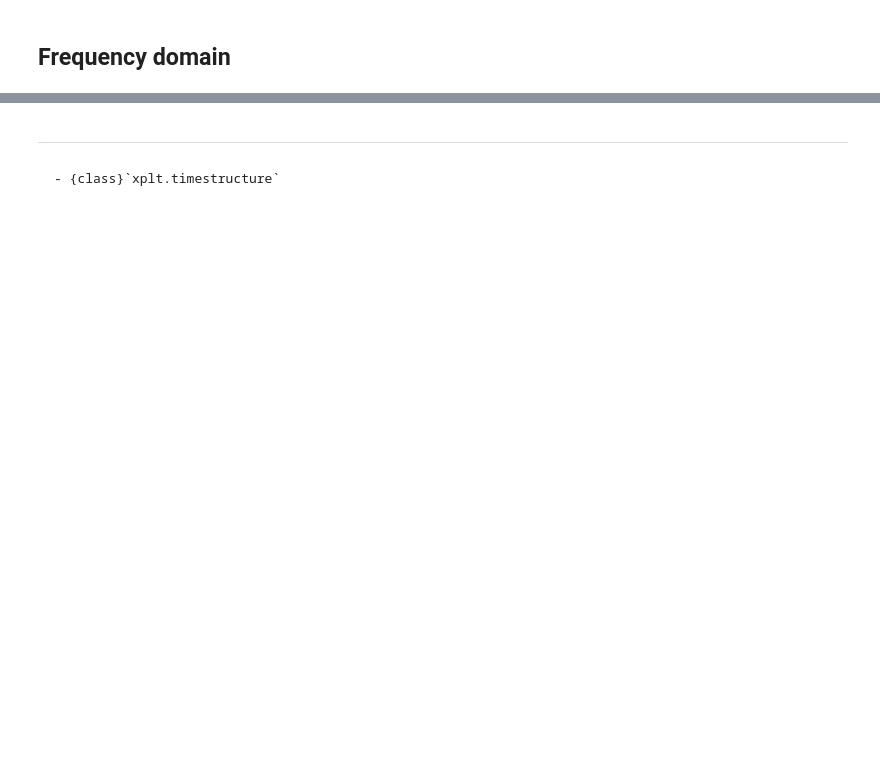
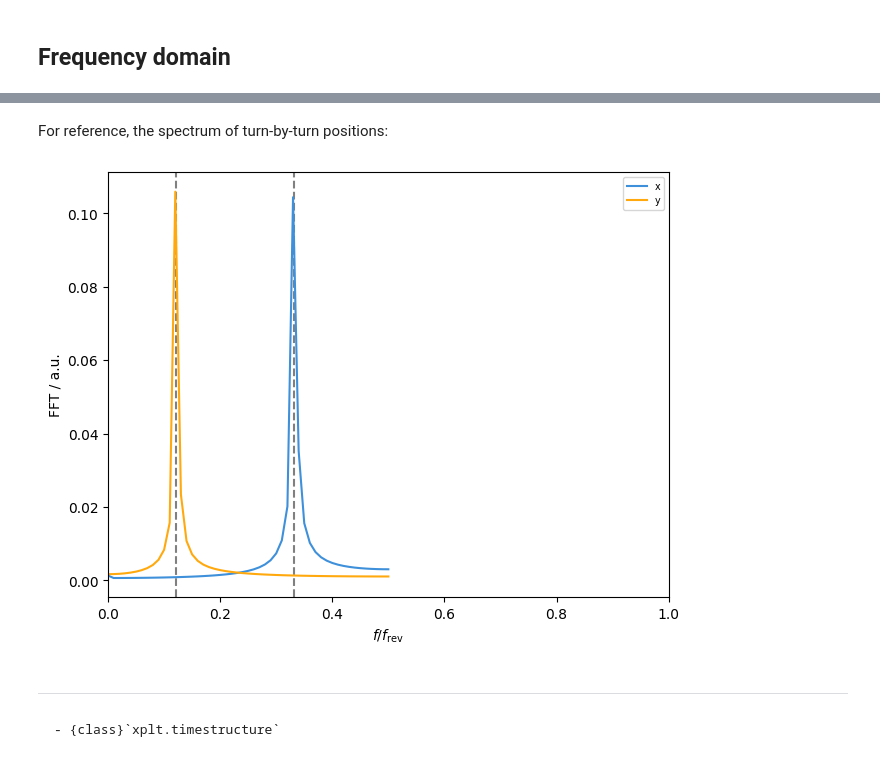
Before and after one commit to xsuite/xplt, a Jupyter notebook: examples/timestructure.ipynb, the cells around one changed output, grey strips where cells are left out. Cells and saved outputs as stored; diff of their text form; code cells hidden in the pictures; blank space fills up the shorter version.

````diff
--- a/examples/timestructure.ipynb
+++ b/examples/timestructure.ipynb
@@ -126,3 +147,19 @@ plot = xplt.TimeIntervalPlot(particles, tmax=1e-9, log=False, circumference=10)
+# %% [markdown]
+For reference, the spectrum of turn-by-turn positions:
+# %%
+from matplotlib import pyplot as plt
+
+fig, ax = plt.subplots()
+for xy in "xy":
+    p = getattr(tracker.record_last_track, xy)[0, :]
+    freq = np.fft.rfftfreq(len(p))
+    mag = np.abs(np.fft.rfft(p))
+    ax.plot(freq, mag, label=xy)
+    ax.axvline(np.modf(getattr(tw, "q" + xy))[0], ls="--", color="gray", zorder=-1)
+ax.legend()
+ax.set(xlabel="$f/f_\\mathrm{rev}$", ylabel="FFT / a.u.", xlim=(0, 1));
+# %% [output]
+[figure, added]
 # %% [markdown]
 ------------
 ```{seealso}
````
Also changed, not shown: parts of 16 cells of this notebook.
